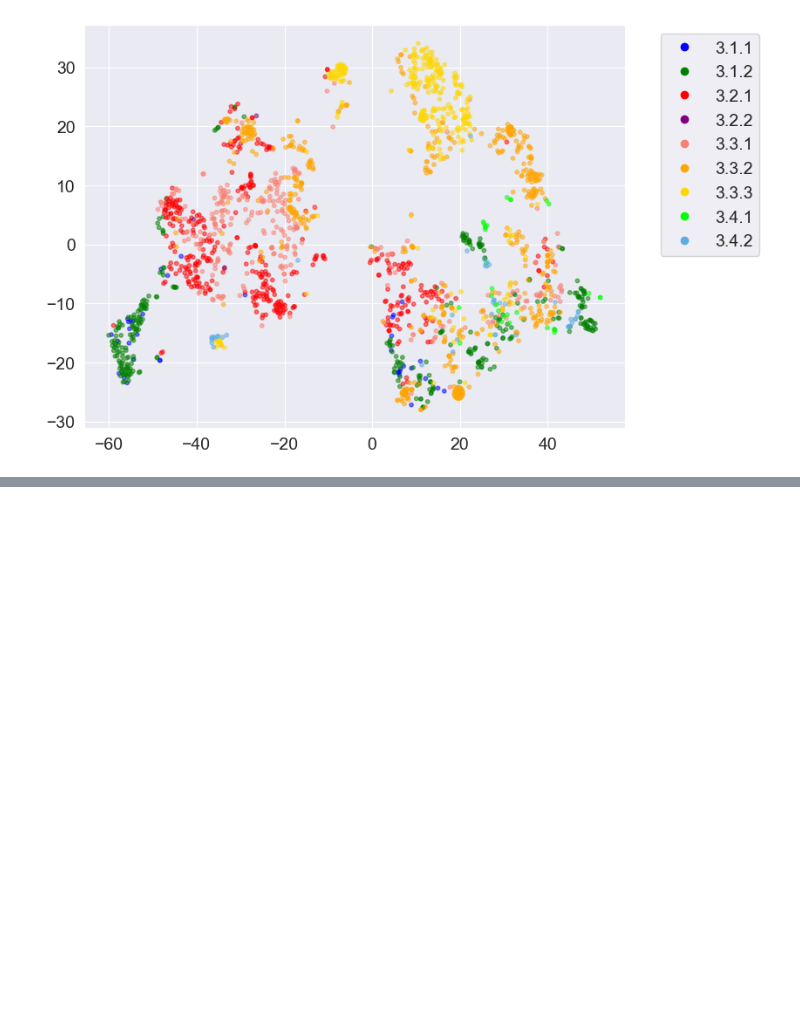
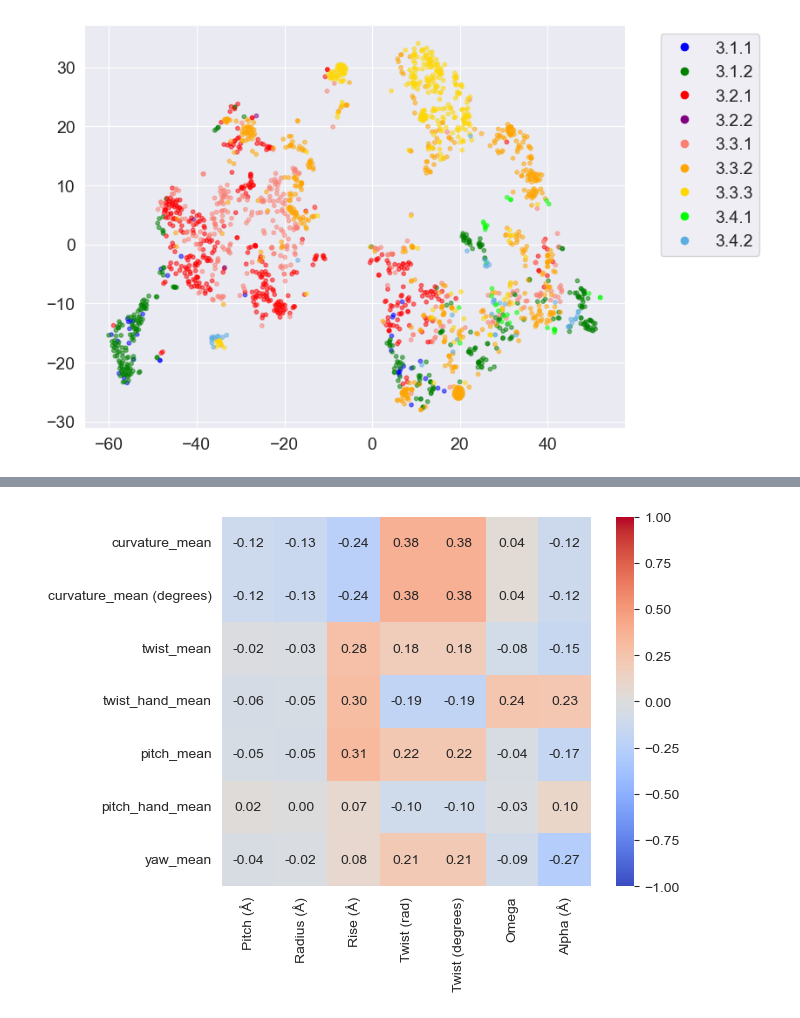
Before and after one commit to BioComputingUP/GeomeTRe_results, a Jupyter notebook: GeomeTRe_analysis.ipynb, the cells around one changed output, grey strips where cells are left out. Drawn from its saved outputs; the diff is of its cells as text; code cells hidden in the pictures; blank space fills up the shorter version.

Commit message:
Add comparison with RepeatParam

```diff
--- a/GeomeTRe_analysis.ipynb
+++ b/GeomeTRe_analysis.ipynb
@@ -500,3 +500,9 @@ plt.yticks(fontsize=14)
 plt.savefig("data/figures/tsne.png", bbox_inches='tight')
 # %% [output]
 [figure]
+# %%
+# Correlation with the RepeatParam software
+df_repeatparams = pd.read_csv('data/repeatparam/output_repeatparam.csv')
+df_repeatparams['pdb_id'] = df_repeatparams['PDB ID'].str.slice(3).str.lower()
+df_repeatparams['Twist (rad)'] = np.deg2rad(df_repeatparams['Twist (degrees)'])
+df_repeatparams
@@ -502,0 +523,4 @@ plt.savefig("data/figures/tsne.png", bbox_inches='tight')
+# %%
+df_ = pd.merge(df_repeatparams, df, how='left', left_on=['pdb_id', 'Chain'], right_on=['pdb_id', 'chain'])
+df_['curvature_mean (degrees)'] = np.rad2deg(df_['curvature_mean'])
+df_
@@ -502,0 +541,8 @@ plt.savefig("data/figures/tsne.png", bbox_inches='tight')
+# %%
+# Remove some columns
+cols = ['pdb_id', 'chain', 'Pitch (Å)', 'Radius (Å)', 'Rise (Å)', 'Twist (rad)', 'Twist (degrees)', 'Handedness', 'Omega', 'Alpha (Å)', 'Superhelix Handedness',
+        'curvature_mean', 'curvature_mean (degrees)', 'twist_mean', 'twist_hand_mean', 'pitch_mean', 'pitch_hand_mean', 'yaw_mean']
+df_ = df_[cols]
+df_.loc[:, 'Superhelix Handedness'] = pd.Categorical(df_['Superhelix Handedness']).codes
+df_.loc[:, 'Handedness'] = pd.Categorical(df_['Handedness']).codes
+df_
@@ -502,0 +563,8 @@ plt.savefig("data/figures/tsne.png", bbox_inches='tight')
+# %%
+corr_matrix = df_.corr(numeric_only=True)#.abs()
+sns.heatmap(corr_matrix.iloc[7:,:7], annot=True, fmt=".2f", cmap="coolwarm",
+                vmin=-1, vmax=1,
+                square=True,
+                cbar=True).get_figure().savefig('data/figures/corr_geometre_repeatparam.png', bbox_inches='tight')
+# %% [output]
+[figure, added]
```
Also changed, not shown: parts of 3 cells of this notebook, 2 other files.
